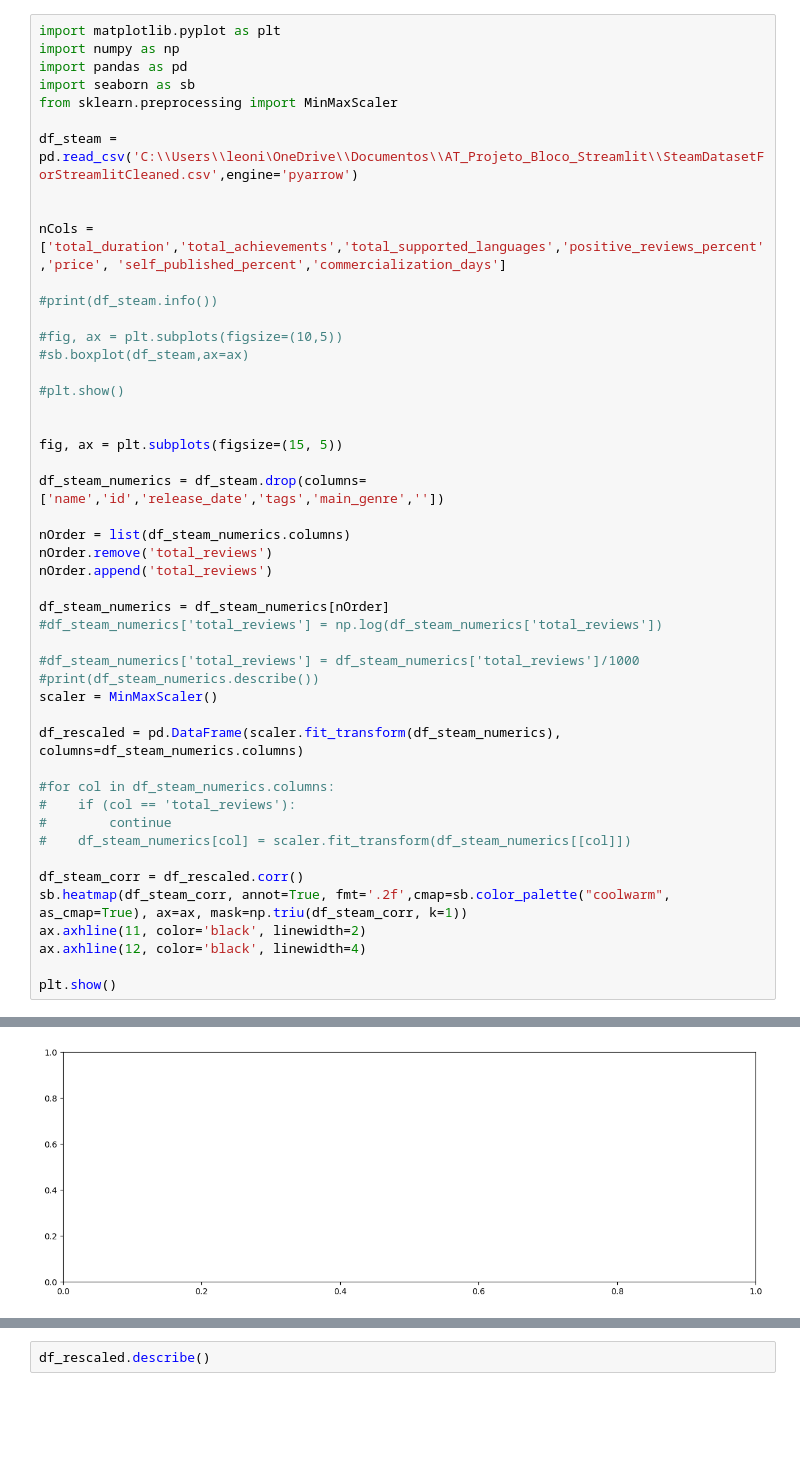
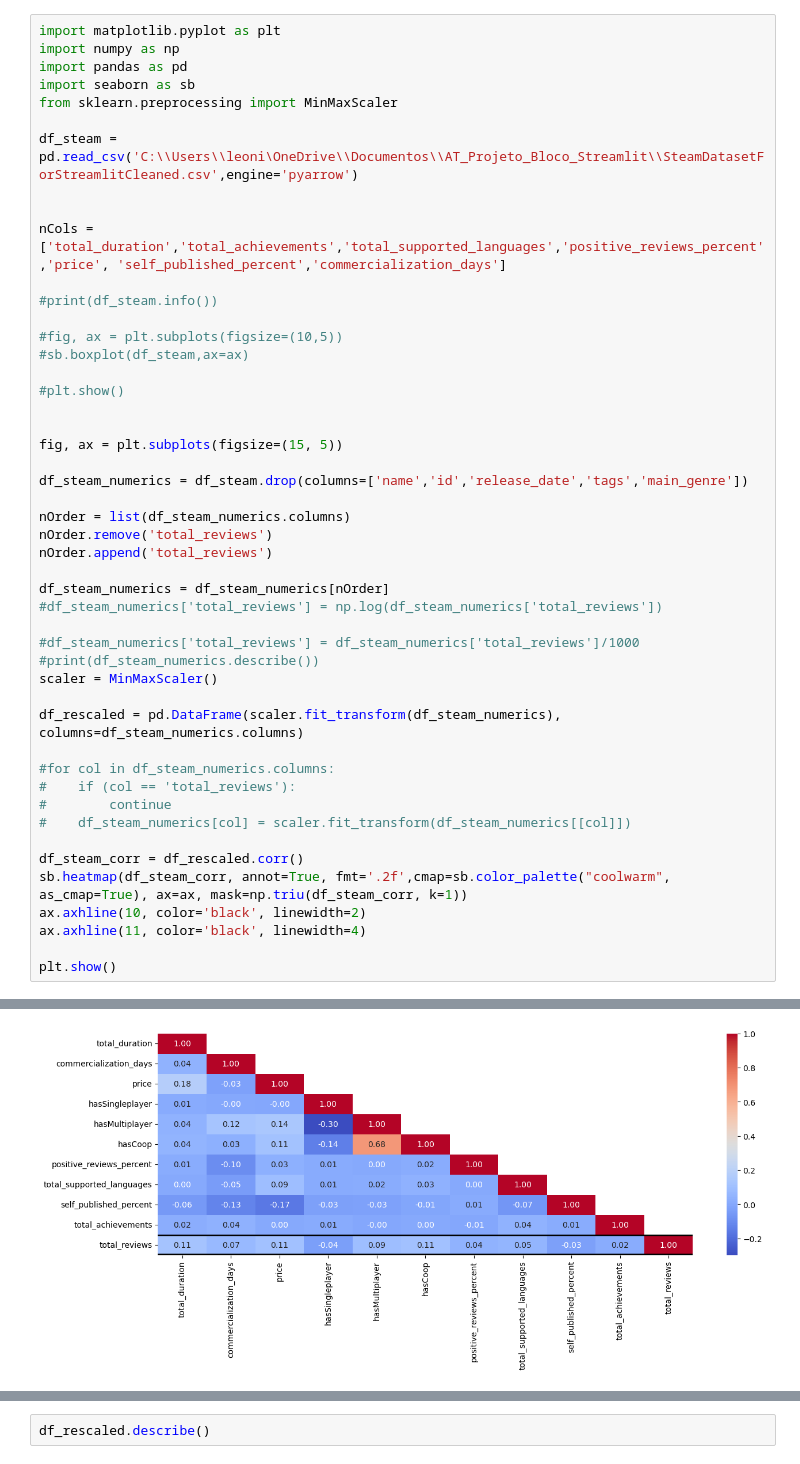
Before and after one commit to Leonidas-Vitor/AT_Projeto_Bloco_Steam, a Jupyter notebook: Jupyters/ExploratoryAnalysis.ipynb, the cells around one changed output, grey strips where cells are left out. Cells and saved outputs as stored; diff of their text form; blank space fills up the shorter version.

```diff
--- a/Jupyters/ExploratoryAnalysis.ipynb
+++ b/Jupyters/ExploratoryAnalysis.ipynb
@@ -75,7 +103,7 @@ nCols = ['total_duration','total_achievements','total_supported_languages','posi
 
 fig, ax = plt.subplots(figsize=(15, 5))
 
-df_steam_numerics = df_steam.drop(columns=['name','id','release_date','tags','main_genre',''])
+df_steam_numerics = df_steam.drop(columns=['name','id','release_date','tags','main_genre'])
 
 nOrder = list(df_steam_numerics.columns)
 nOrder.remove('total_reviews')
@@ -97,8 +125,8 @@ df_rescaled = pd.DataFrame(scaler.fit_transform(df_steam_numerics), columns=df_s
 
 df_steam_corr = df_rescaled.corr()
 sb.heatmap(df_steam_corr, annot=True, fmt='.2f',cmap=sb.color_palette("coolwarm", as_cmap=True), ax=ax, mask=np.triu(df_steam_corr, k=1))
-ax.axhline(11, color='black', linewidth=2)
-ax.axhline(12, color='black', linewidth=4)
+ax.axhline(10, color='black', linewidth=2)
+ax.axhline(11, color='black', linewidth=4)
 
 plt.show()
 # %% [output]
@@ -123 +133 @@ executing.executing.NotOneValueFound: Expected one value, found 0
-[figure, old version]
+[figure, new version]
```
Also changed, not shown: parts of 14 cells of this notebook, 4 other files.
